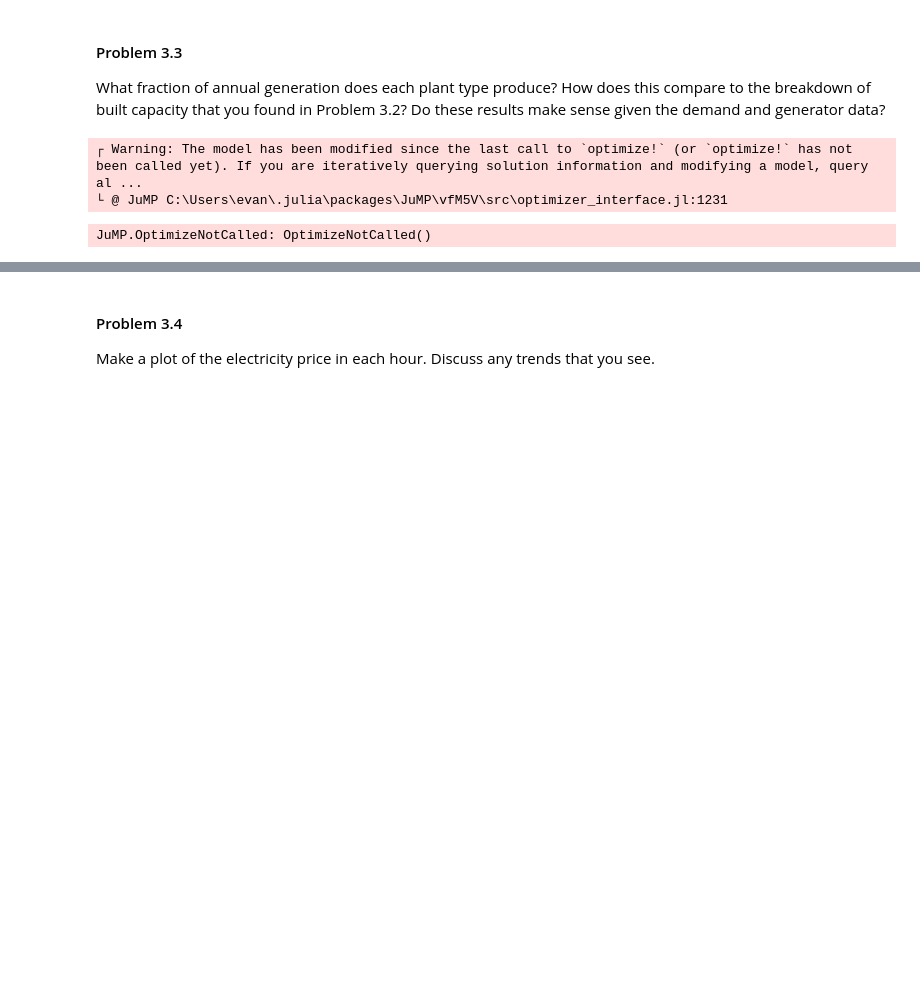
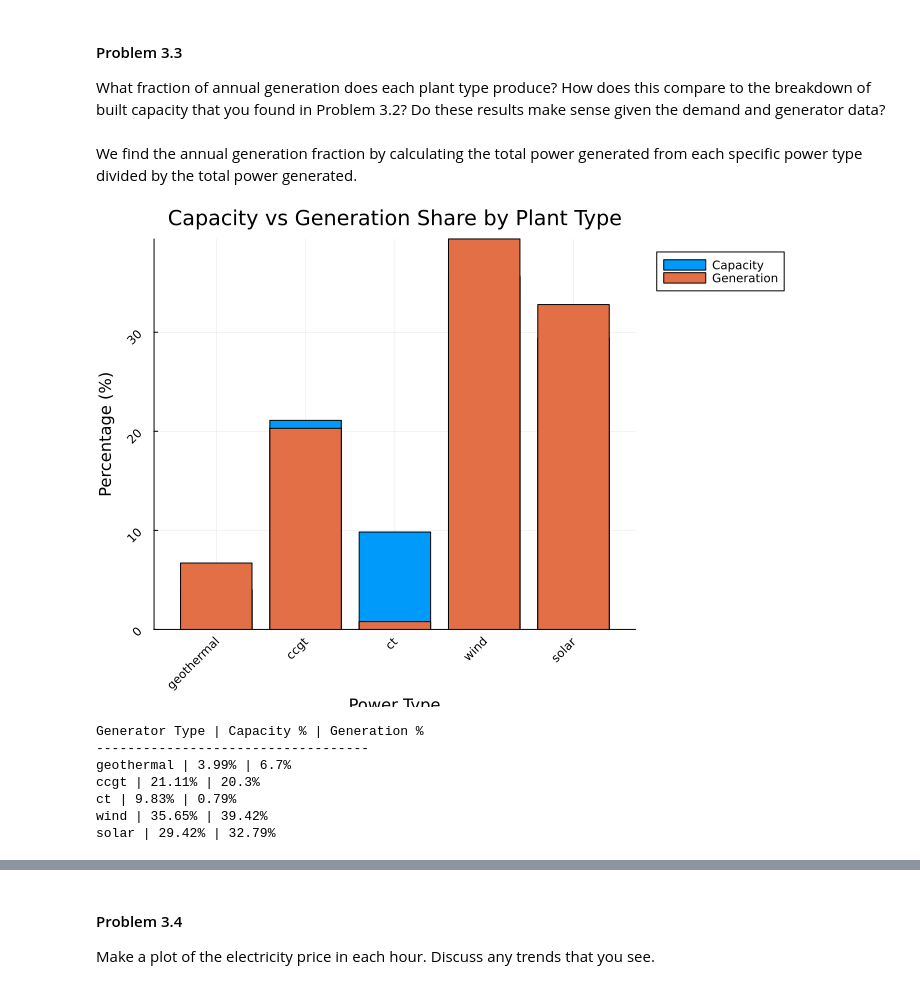
Before and after one commit to BEE4750-FA25/hw4-evetw, a Jupyter notebook: hw04.ipynb, the cells around one changed output, grey strips where cells are left out. Drawn from its saved outputs; the diff is of its cells as text; code cells hidden in the pictures; blank space fills up the shorter version.

```diff
--- a/hw04.ipynb
+++ b/hw04.ipynb
@@ -553,40 +604,49 @@ What fraction of annual generation does each plant type produce? How
 does this compare to the breakdown of built capacity that you found in
 Problem 3.2? Do these results make sense given the demand and generator
 data?
+# %% [markdown]
+We find the annual generation fraction by calculating the total power generated from each specific power type divided by the total power generated.
 # %%
 total_capacity = sum(value(x[g]) for g in gen_types)
 capacity_fractions = Dict(g => value(x[g])/total_capacity for g in gen_types)
 total_generation = sum(value(y[g,t]) for g in gen_types, t in 1:8760)
 generation_fractions = Dict(g => sum(value(y[g,t]) for t in 1:8760)/total_generation for g in gen_types)
 
 # Print comparison
-println("Generator Type | Capacity % | Generation % | Capacity Factor")
-println("-" ^ 55)
+println("Generator Type | Capacity % | Generation %")
+println("-" ^ 35)
 for g in gen_types
     if capacity_fractions[g] > 1e-6  # Only show if capacity is non-zero
         cap_pct = round(capacity_fractions[g] * 100, digits=2)
         gen_pct = round(generation_fractions[g] * 100, digits=2)
         # Calculate achieved capacity factor
         cf = sum(value(y[g,t]) for t in 1:8760) / (8760 * value(x[g]))
         cf_pct = round(cf * 100, digits=2)
-        println("$g | $cap_pct% | $gen_pct% | $cf_pct%")
+        println("$g | $cap_pct% | $gen_pct%")
     end
 end
 
 # Create bar plot comparing capacity and generation shares
 using Plots
 plant_types = [g for g in gen_types if capacity_fractions[g] > 1e-6]
 cap_data = [capacity_fractions[g] * 100 for g in plant_types]
 gen_data = [generation_fractions[g] * 100 for g in plant_types]
 
 comparison_plot = bar(string.(plant_types), [cap_data gen_data],
     label=["Capacity" "Generation"],
     title="Capacity vs Generation Share by Plant Type",
+    xlabel = "Power Type",
     ylabel="Percentage (%)",
     legend=:outertopright,
+    size = (700, 500),
     rotation=45)
 display(comparison_plot)
 # %% [output]
+[figure, added]
-┌ Warning: The model has been modified since the last call to `optimize!` (or `optimize!` has not been called yet). If you are iteratively querying solution information and modifying a model, query al ...
-└ @ JuMP C:\Users\evan\.julia\packages\JuMP\vfM5V\src\optimizer_interface.jl:1231
+Generator Type | Capacity % | Generation %
+-----------------------------------
+geothermal | 3.99% | 6.7%
+ccgt | 21.11% | 20.3%
+ct | 9.83% | 0.79%
+wind | 35.65% | 39.42%
+solar | 29.42% | 32.79%
-JuMP.OptimizeNotCalled: OptimizeNotCalled()
```
Also changed, not shown: parts of 13 cells of this notebook.
